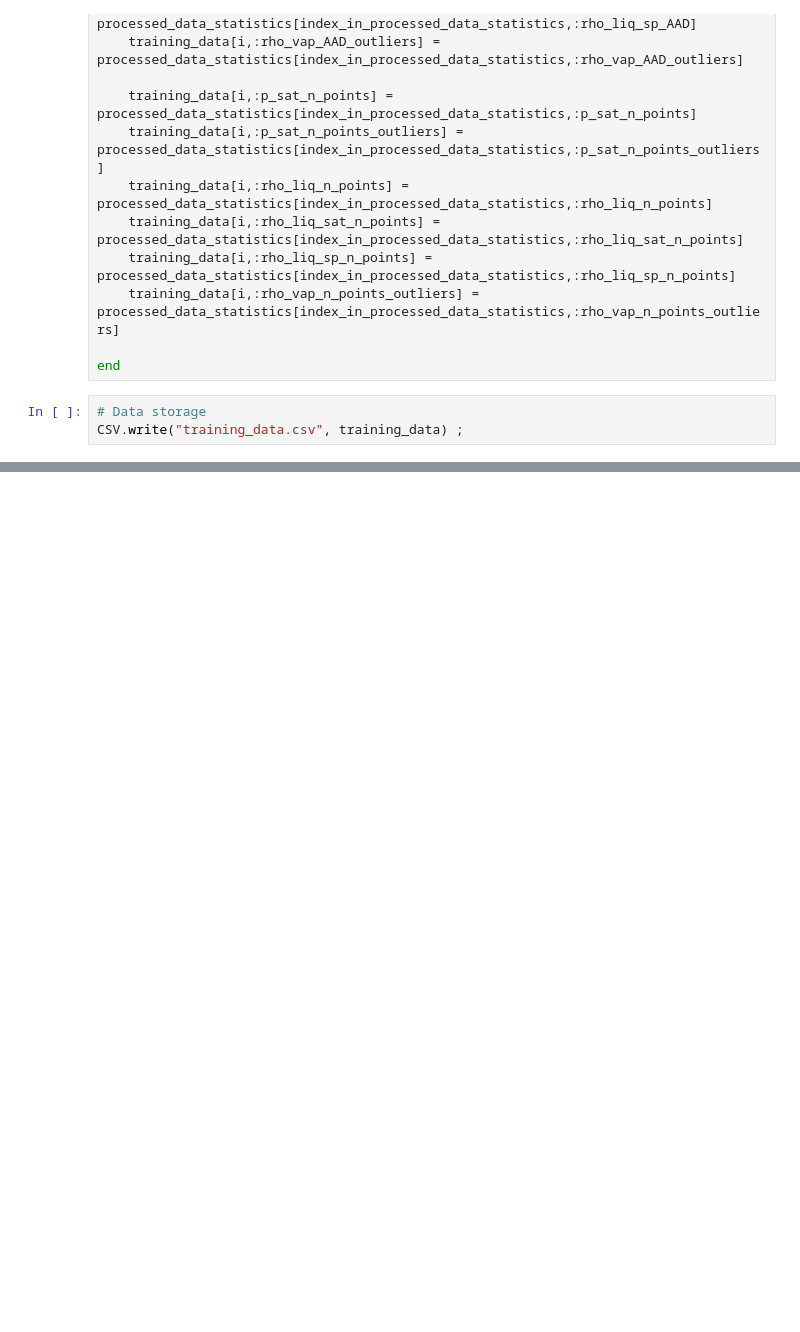
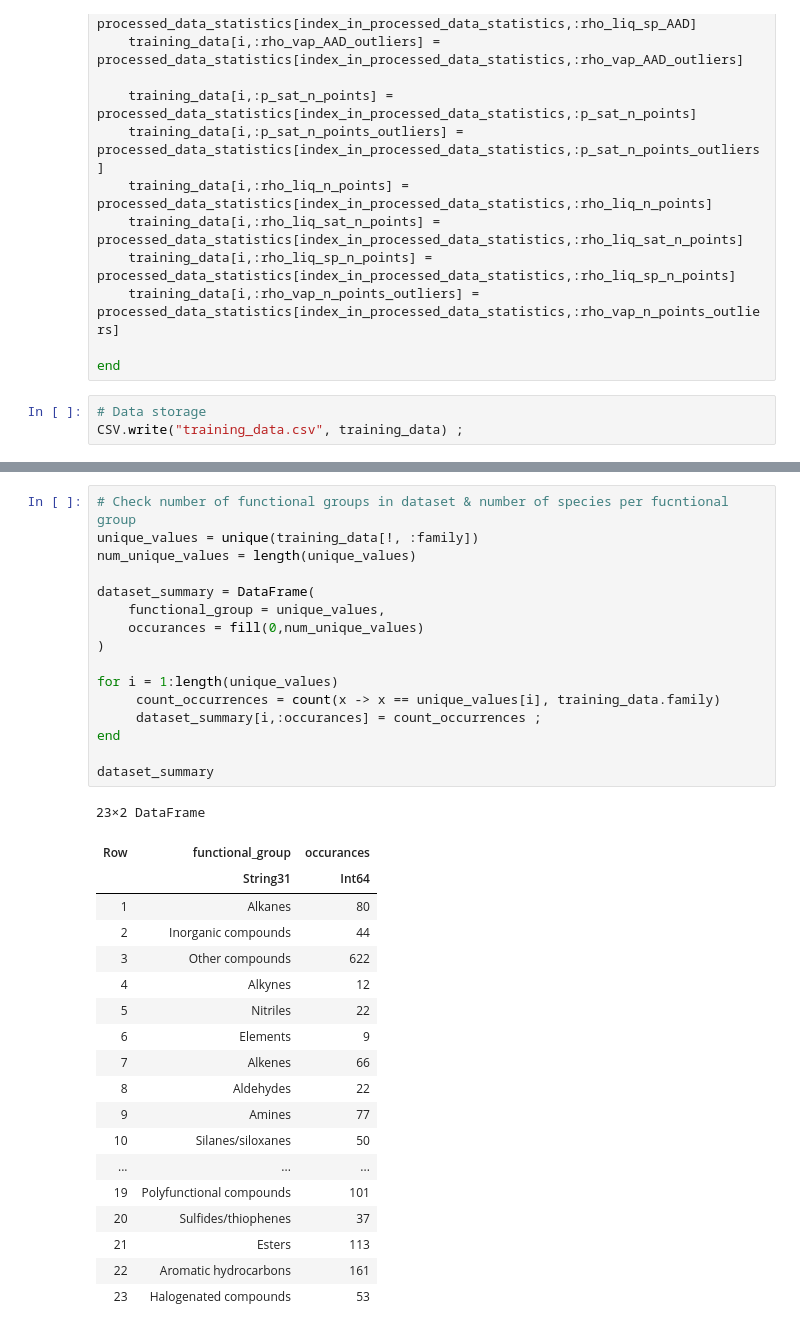
Before and after one commit to lucpaoli/SAFT_ML, a Jupyter notebook: pcpsaft_params/data_generation.ipynb, the cells around one changed output, grey strips where cells are left out. Saved outputs shown, nothing was run; the diff lists cells and outputs as text; blank space fills up the shorter version.

```diff
--- a/pcpsaft_params/data_generation.ipynb
+++ b/pcpsaft_params/data_generation.ipynb
@@ -316,0 +261,36 @@ training_data
+# %%
+# Check number of functional groups in dataset & number of species per fucntional group
+unique_values = unique(training_data[!, :family])
+num_unique_values = length(unique_values)
+
+dataset_summary = DataFrame(
+    functional_group = unique_values,
+    occurances = fill(0,num_unique_values)
+)
+
+for i = 1:length(unique_values)
+     count_occurrences = count(x -> x == unique_values[i], training_data.family)
+     dataset_summary[i,:occurances] = count_occurrences ;
+end
+
+dataset_summary
+# %% [output]
+23×2 DataFrame
+| Row | functional_group | occurances |
+|  | String31 | Int64 |
+| 1 | Alkanes | 80 |
+| 2 | Inorganic compounds | 44 |
+| 3 | Other compounds | 622 |
+| 4 | Alkynes | 12 |
+| 5 | Nitriles | 22 |
+| 6 | Elements | 9 |
+| 7 | Alkenes | 66 |
+| 8 | Aldehydes | 22 |
+| 9 | Amines | 77 |
+| 10 | Silanes/siloxanes | 50 |
+| ... | ... | ... |
+| 19 | Polyfunctional compounds | 101 |
+| 20 | Sulfides/thiophenes | 37 |
+| 21 | Esters | 113 |
+| 22 | Aromatic hydrocarbons | 161 |
+| 23 | Halogenated compounds | 53 |
```
Also changed, not shown: parts of 6 cells of this notebook, 2 other files.
